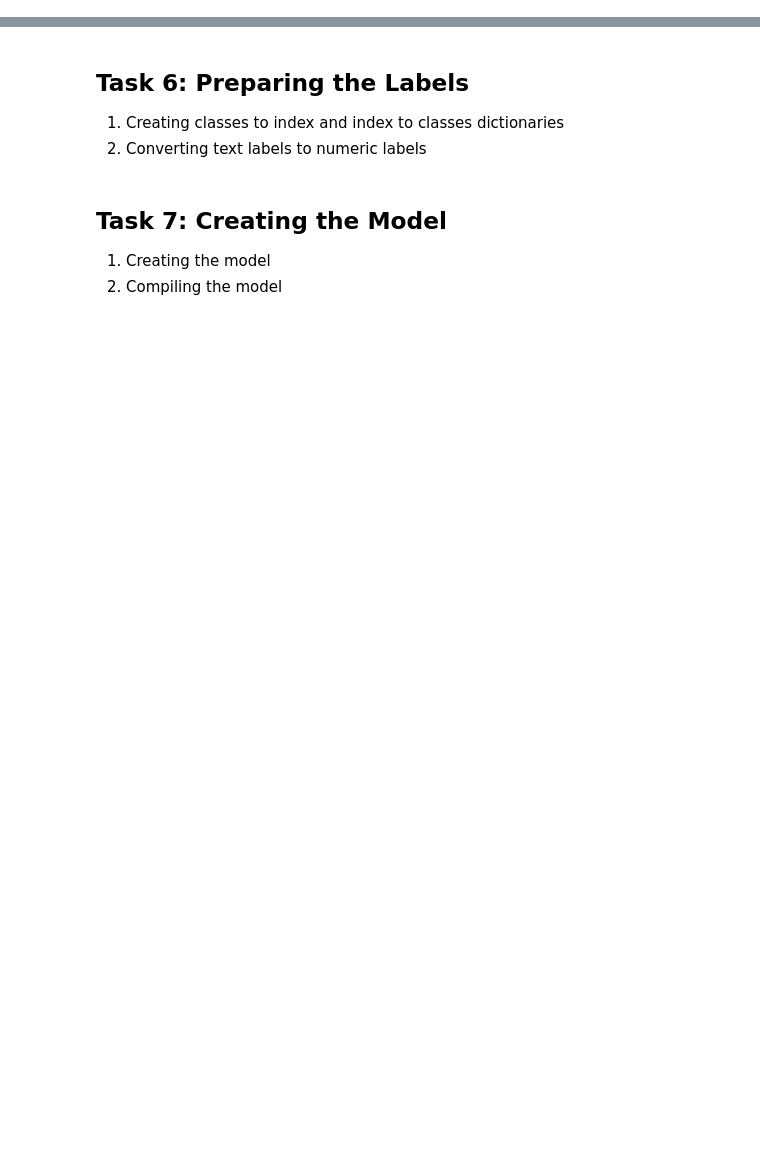
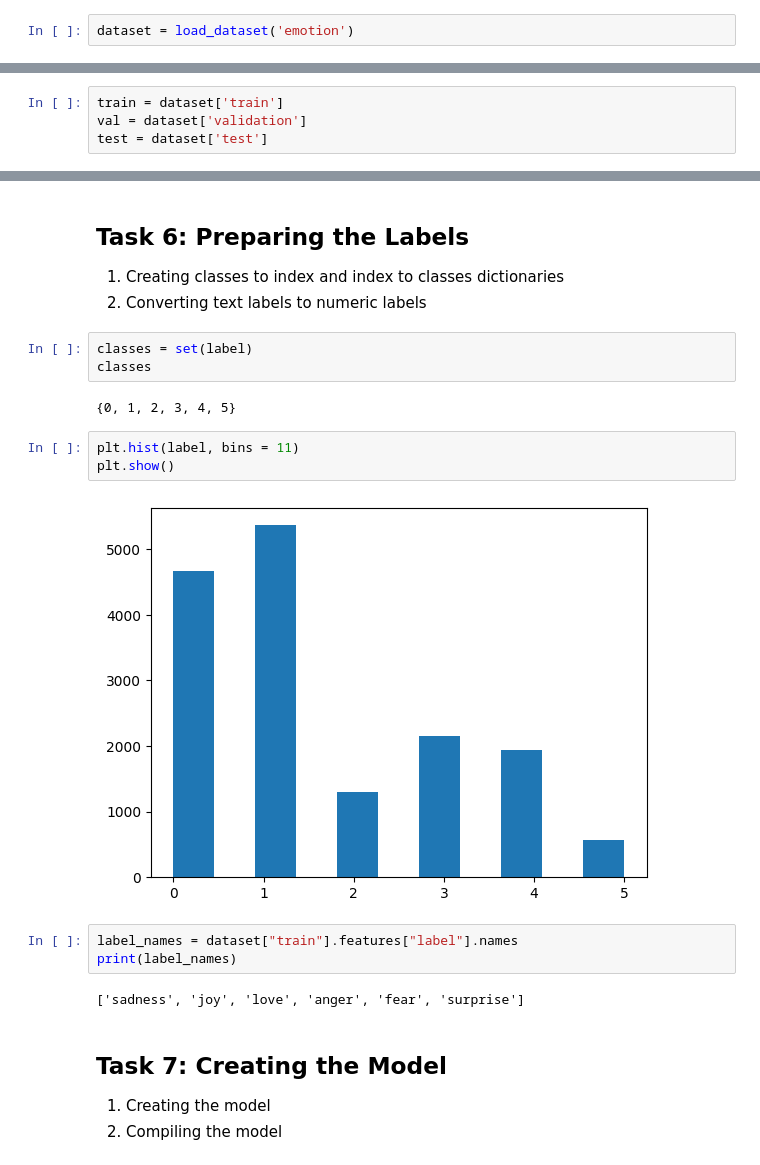
Before and after one commit to Oluwatiseunla/Tensorflow_notebooks, a Jupyter notebook: Tweet_Emotion_Recognition_Learner.ipynb, the cells around one changed output, grey strips where cells are left out. Saved outputs shown, nothing was run; the diff lists cells and outputs as text; blank space fills up the shorter version.

```diff
--- a/Tweet_Emotion_Recognition_Learner.ipynb
+++ b/Tweet_Emotion_Recognition_Learner.ipynb
@@ -75,0 +118,2 @@ print('Using TensorFlow version', tf.__version__)
+# %%
+dataset = load_dataset('emotion')
@@ -75,0 +143,4 @@ print('Using TensorFlow version', tf.__version__)
+# %%
+train = dataset['train']
+val = dataset['validation']
+test = dataset['test']
@@ -87,6 +222,21 @@ print('Using TensorFlow version', tf.__version__)
 
 1. Creating classes to index and index to classes dictionaries
 2. Converting text labels to numeric labels
+# %%
+classes = set(label)
+classes
+# %% [output]
+{0, 1, 2, 3, 4, 5}
+# %%
+plt.hist(label, bins = 11)
+plt.show()
+# %% [output]
+[figure, added]
+# %%
+label_names = dataset["train"].features["label"].names
+print(label_names)
+# %% [output]
+['sadness', 'joy', 'love', 'anger', 'fear', 'surprise']
 # %% [markdown]
 ## Task 7: Creating the Model
 
```
Also changed, not shown: parts of 28 cells of this notebook.
